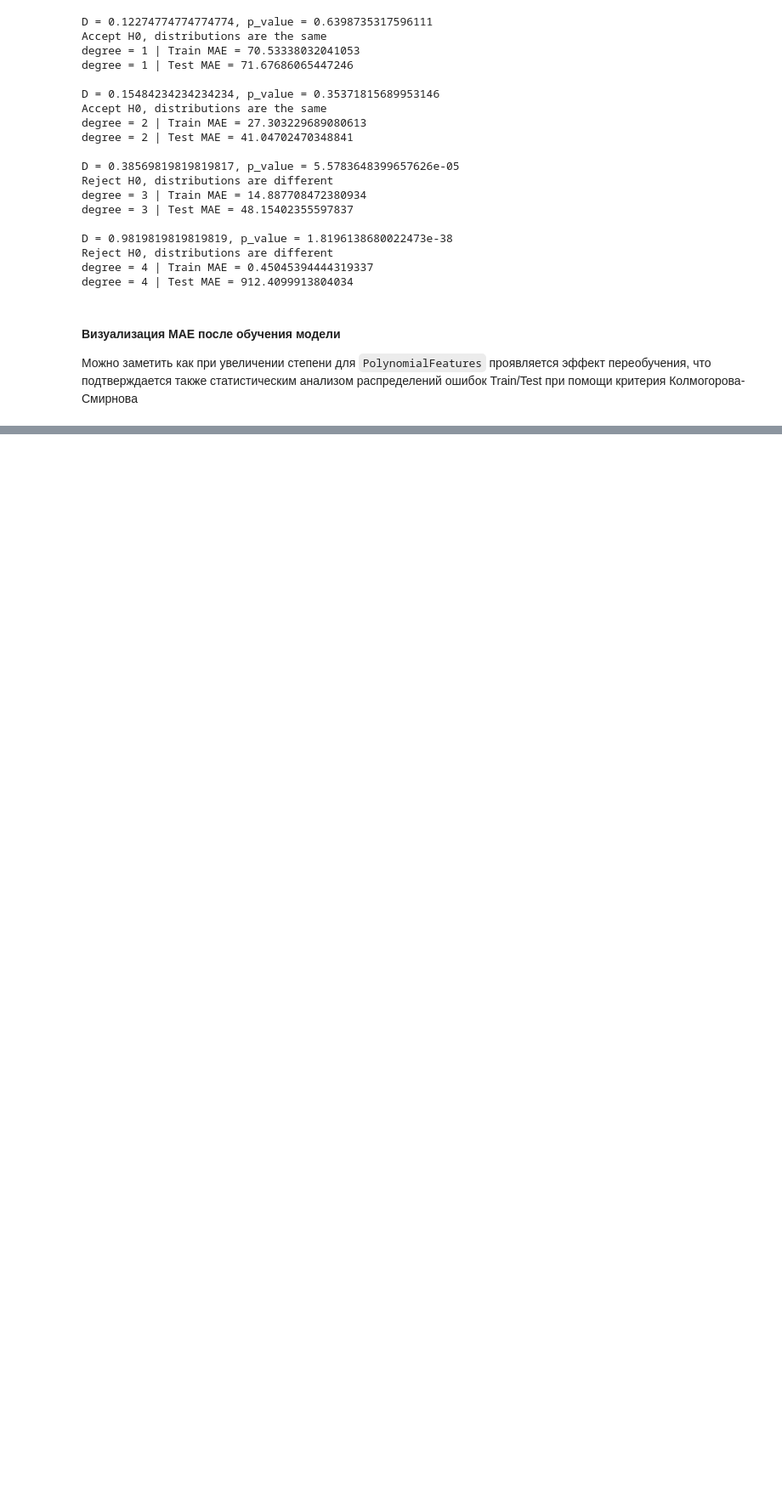
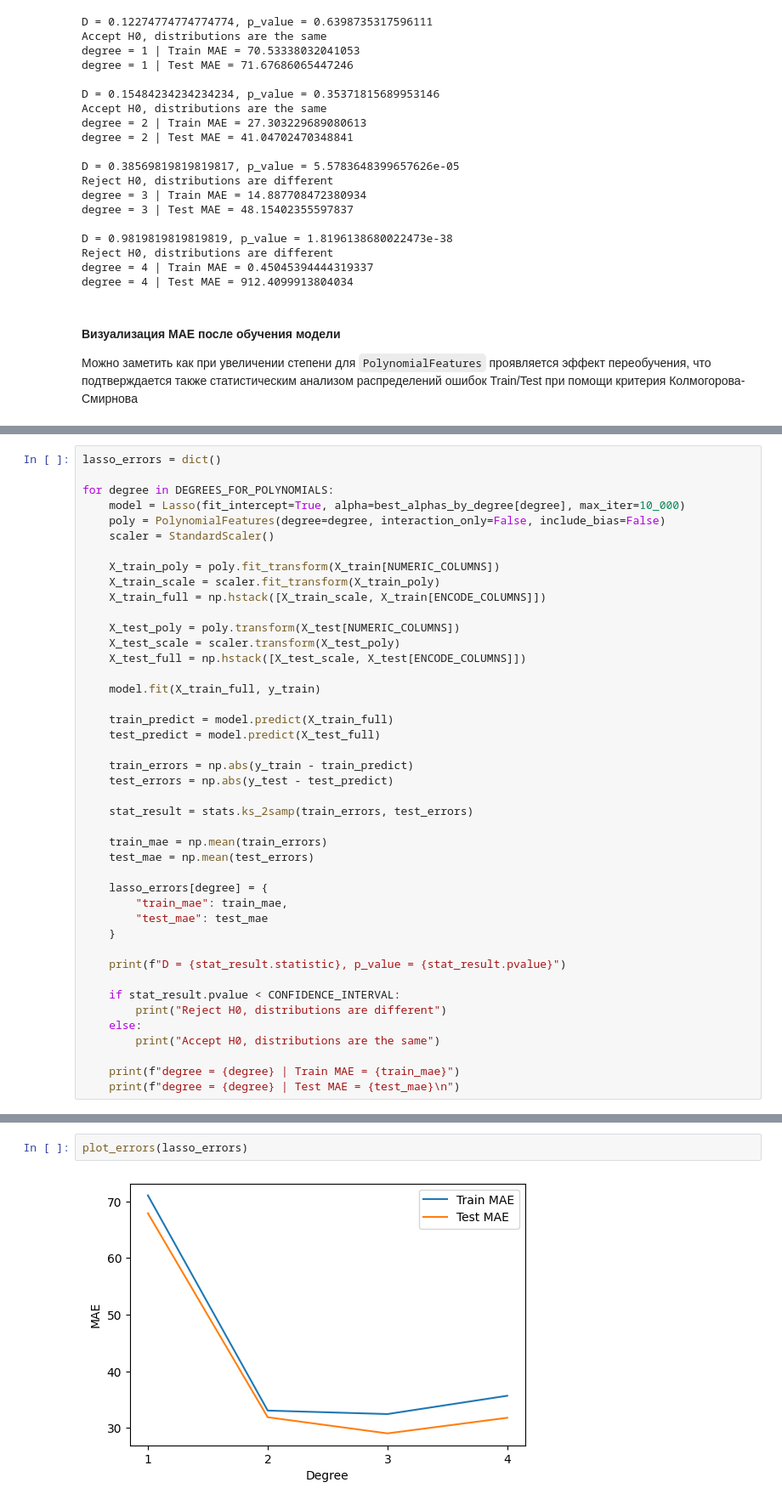
Before and after one commit to mezgou/itmo-classic-ml-course, a Jupyter notebook: src/linear_regression.ipynb, the cells around one changed output, grey strips where cells are left out. Shown at 85% size. Drawn from its saved outputs; the diff is of its cells as text; blank space fills up the shorter version.

Commit message:
Added and training LASSO model, finally analysis

```diff
--- a/src/linear_regression.ipynb
+++ b/src/linear_regression.ipynb
@@ -149,0 +198,43 @@ plt.show()
+# %%
+lasso_errors = dict()
+
+for degree in DEGREES_FOR_POLYNOMIALS:
+    model = Lasso(fit_intercept=True, alpha=best_alphas_by_degree[degree], max_iter=10_000)
+    poly = PolynomialFeatures(degree=degree, interaction_only=False, include_bias=False)
+    scaler = StandardScaler()
+
+    X_train_poly = poly.fit_transform(X_train[NUMERIC_COLUMNS])
+    X_train_scale = scaler.fit_transform(X_train_poly)
+    X_train_full = np.hstack([X_train_scale, X_train[ENCODE_COLUMNS]])
+
+    X_test_poly = poly.transform(X_test[NUMERIC_COLUMNS])
+    X_test_scale = scaler.transform(X_test_poly)
+    X_test_full = np.hstack([X_test_scale, X_test[ENCODE_COLUMNS]])
+
+    model.fit(X_train_full, y_train)
+
+    train_predict = model.predict(X_train_full)
+    test_predict = model.predict(X_test_full)
+
+    train_errors = np.abs(y_train - train_predict)
+    test_errors = np.abs(y_test - test_predict)
+
+    stat_result = stats.ks_2samp(train_errors, test_errors)
+
+    train_mae = np.mean(train_errors)
+    test_mae = np.mean(test_errors)
+
+    lasso_errors[degree] = {
+        "train_mae": train_mae,
+        "test_mae": test_mae
+    }
+
+    print(f"D = {stat_result.statistic}, p_value = {stat_result.pvalue}")
+
+    if stat_result.pvalue < CONFIDENCE_INTERVAL:
+        print("Reject H0, distributions are different")
+    else:
+        print("Accept H0, distributions are the same")
+
+    print(f"degree = {degree} | Train MAE = {train_mae}")
+    print(f"degree = {degree} | Test MAE = {test_mae}\n")
@@ -149,0 +265,4 @@ plt.show()
+# %%
+plot_errors(lasso_errors)
+# %% [output]
+[figure, added]
```
Also changed, not shown: parts of 11 cells of this notebook.
